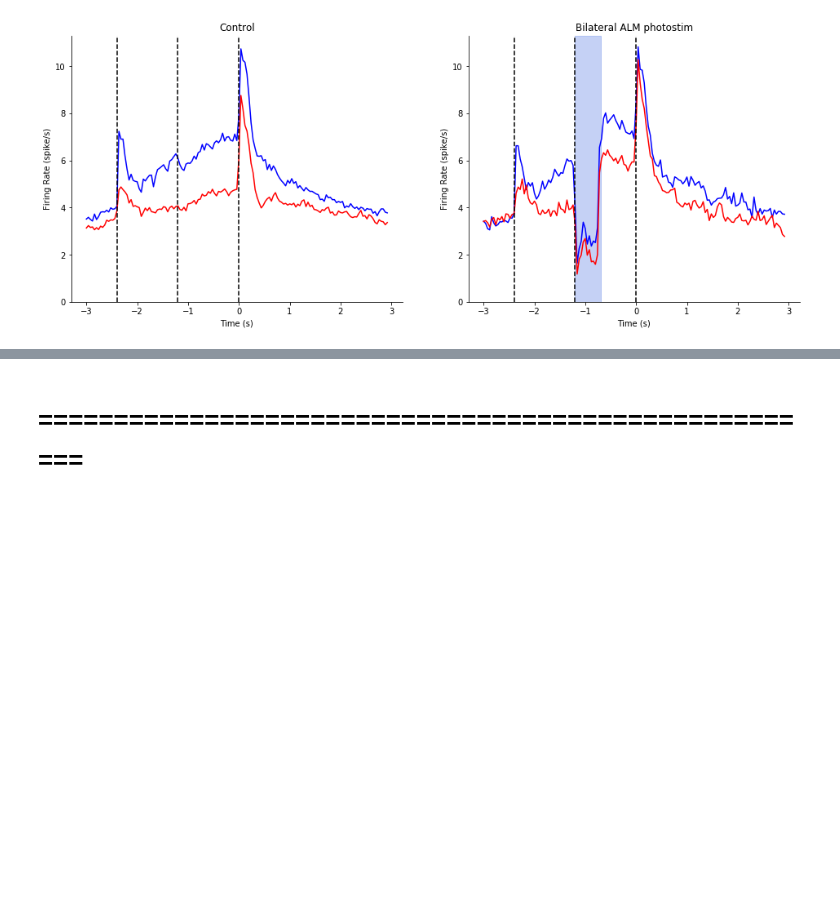
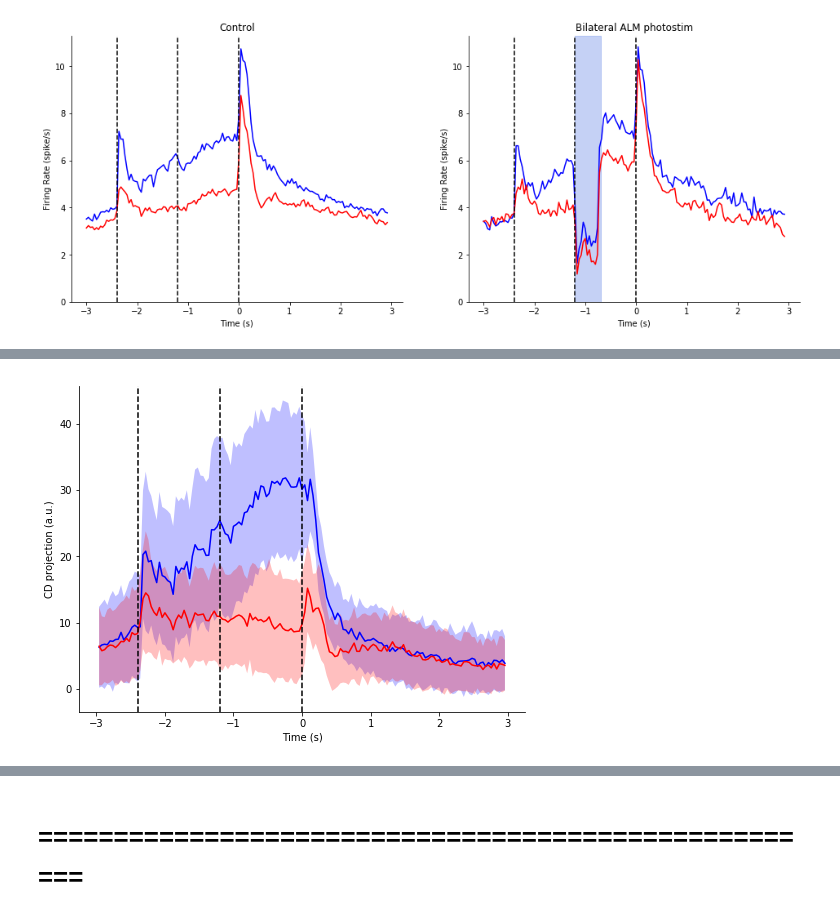
Before and after one commit to mesoscale-activity-map/map-ephys, a Jupyter notebook: notebook/plot_unit_metrics.ipynb, the cells around one changed output, grey strips where cells are left out. Saved outputs shown, nothing was run; the diff lists cells and outputs as text; code cells hidden in the pictures; blank space fills up the shorter version.

Commit message:
plot coding direction done

```diff
--- a/notebook/plot_unit_metrics.ipynb
+++ b/notebook/plot_unit_metrics.ipynb
@@ -61,0 +69,5 @@ unit_characteristic_plot.plot_psth_bilateral_photostim_effect(insertion_key)
+# %%
+units = psth.UnitSelectivity & probe_insert_key & ephys.TrialSpikes & 'unit_selectivity != "non-selective"'
+unit_characteristic_plot.plot_coding_direction(units,  time_period=(-0.4, 0))
+# %% [output]
+[figure, added]
```
Also changed, not shown: parts of 4 cells of this notebook, 2 other files.
